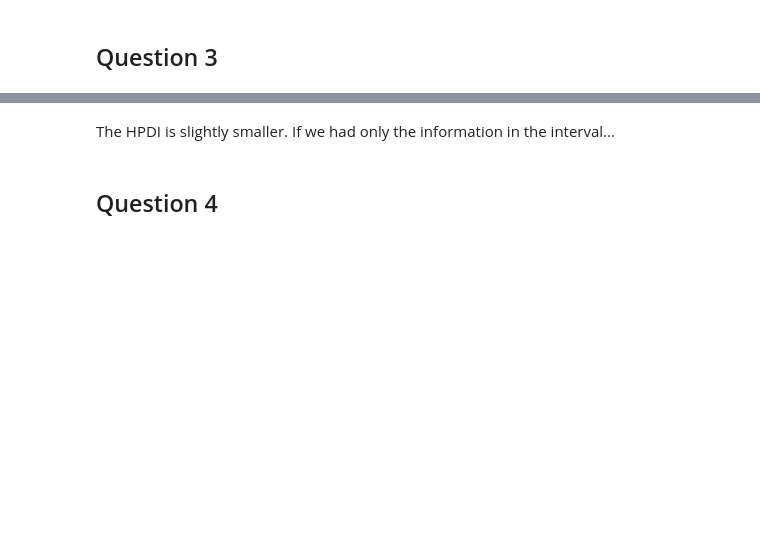
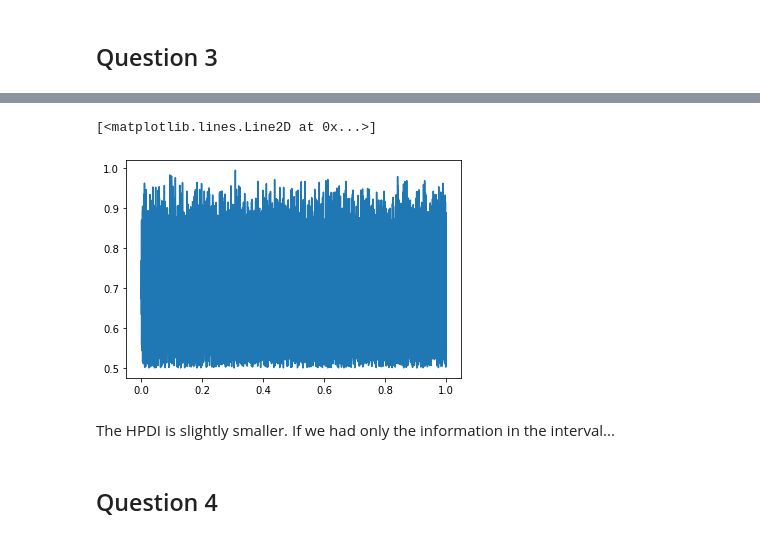
Before and after one commit to jikaasik/statistical_rethinking, a Jupyter notebook: homework_problems/week_1.ipynb, the cells around one changed output, grey strips where cells are left out. Cells and saved outputs as stored; diff of their text form; code cells hidden in the pictures; blank space fills up the shorter version.

```diff
--- a/homework_problems/week_1.ipynb
+++ b/homework_problems/week_1.ipynb
@@ -62,3 +62,8 @@ az.plot_kde(samples)
+# %%
+plt.plot(p_grid, samples)
+# %% [output]
+[<matplotlib.lines.Line2D at 0x...>]
+[figure, added]
 # %% [markdown]
 The HPDI is slightly smaller. If we had only the information in the interval...
 # %% [markdown]
```
Also changed, not shown: parts of 8 cells of this notebook.
